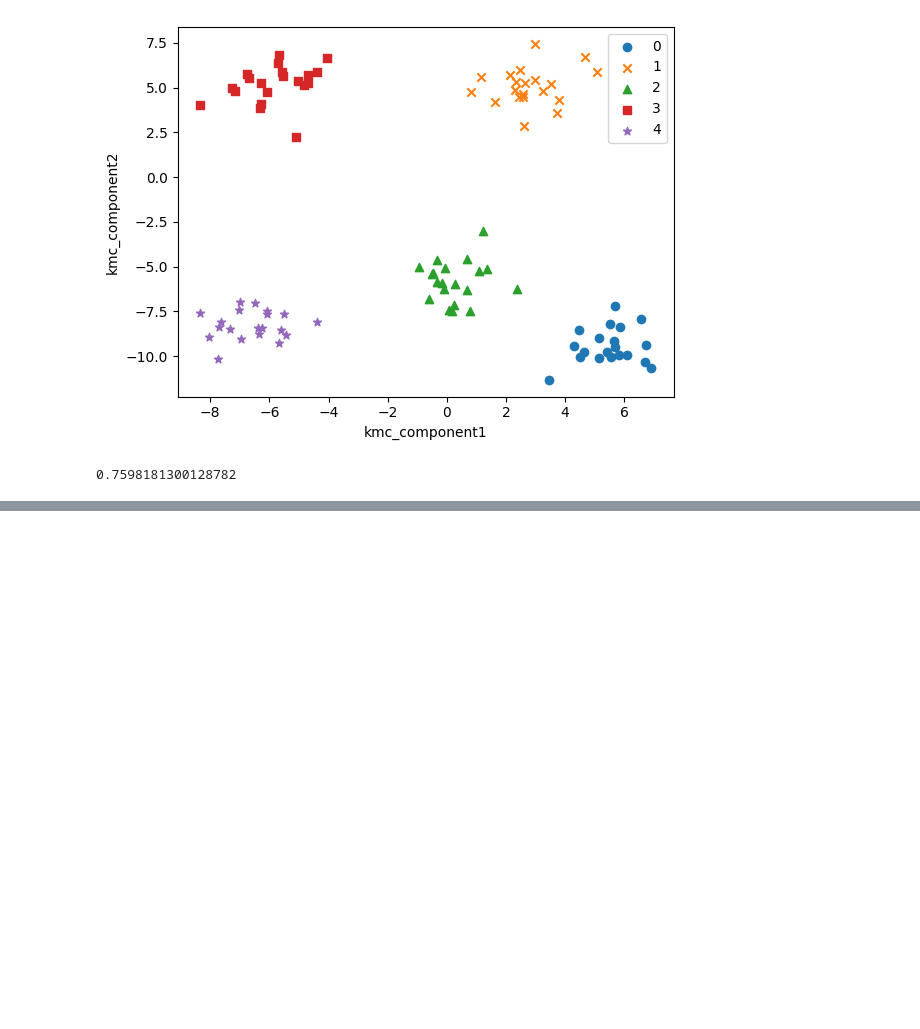
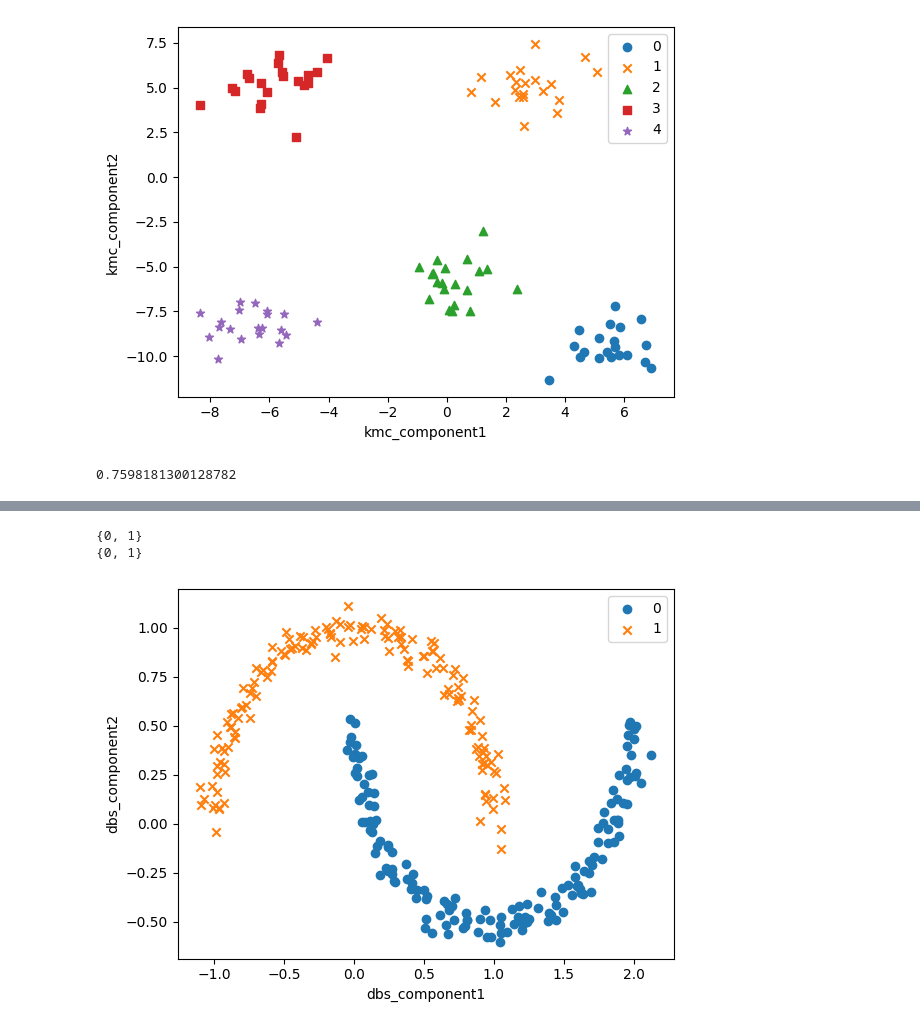
Before and after one commit to seoinhyeok96/python_data_class, a Jupyter notebook: 머신 러닝/머신러닝 3일차.ipynb, the cells around one changed output, grey strips where cells are left out. Cells and saved outputs as stored; diff of their text form; code cells hidden in the pictures; blank space fills up the shorter version.

```diff
--- a/머신 러닝/머신러닝 3일차.ipynb
+++ b/머신 러닝/머신러닝 3일차.ipynb
@@ -771,0 +1052,7 @@ print(sil_score)
+# %%
+# DB scan
+from sklearn.cluster import DBSCAN
+dbs = DBSCAN(eps=0.2)
+dbs.fit(X)
+label_dbs = dbs.labels_
+print(label_dbs)
@@ -771,0 +1069,8 @@ print(sil_score)
+# %%
+# 시각화를 위한 데이터프레임 생성
+import pandas as pd
+dbs_columns = ['dbs_comp1', 'dbs_comp2']
+X_dbs_df = pd.DataFrame(X, columns=dbs_columns)
+X_dbs_df['target'] = y
+X_dbs_df['label_dbs'] = label_dbs
+X_dbs_df.head(5)
@@ -771,0 +1084,27 @@ print(sil_score)
+# %%
+# 타겟 클래스 종류 확인
+print(set(X_dbs_df['target']))
+print(set(X_dbs_df['label_dbs']))
+# %% [output]
+{0, 1}
+{0, 1}
+# %%
+# DB scan을 이용한 데이터 플랏
+df = X_dbs_df
+markers=['o','x']
+
+for i, mark in enumerate(markers):
+    df_i = df[df['label_dbs']==i]
+    target_i = i
+    X1 = df_i['dbs_comp1']
+    X2 = df_i['dbs_comp2']
+    plt.scatter(X1, X2,
+                marker=mark,
+                label=target_i)
+
+plt.xlabel('dbs_component1')
+plt.ylabel('dbs_component2')
+plt.legend()
+plt.show()
+# %% [output]
+[figure, added]
```
Also changed, not shown: parts of 43 cells of this notebook.
